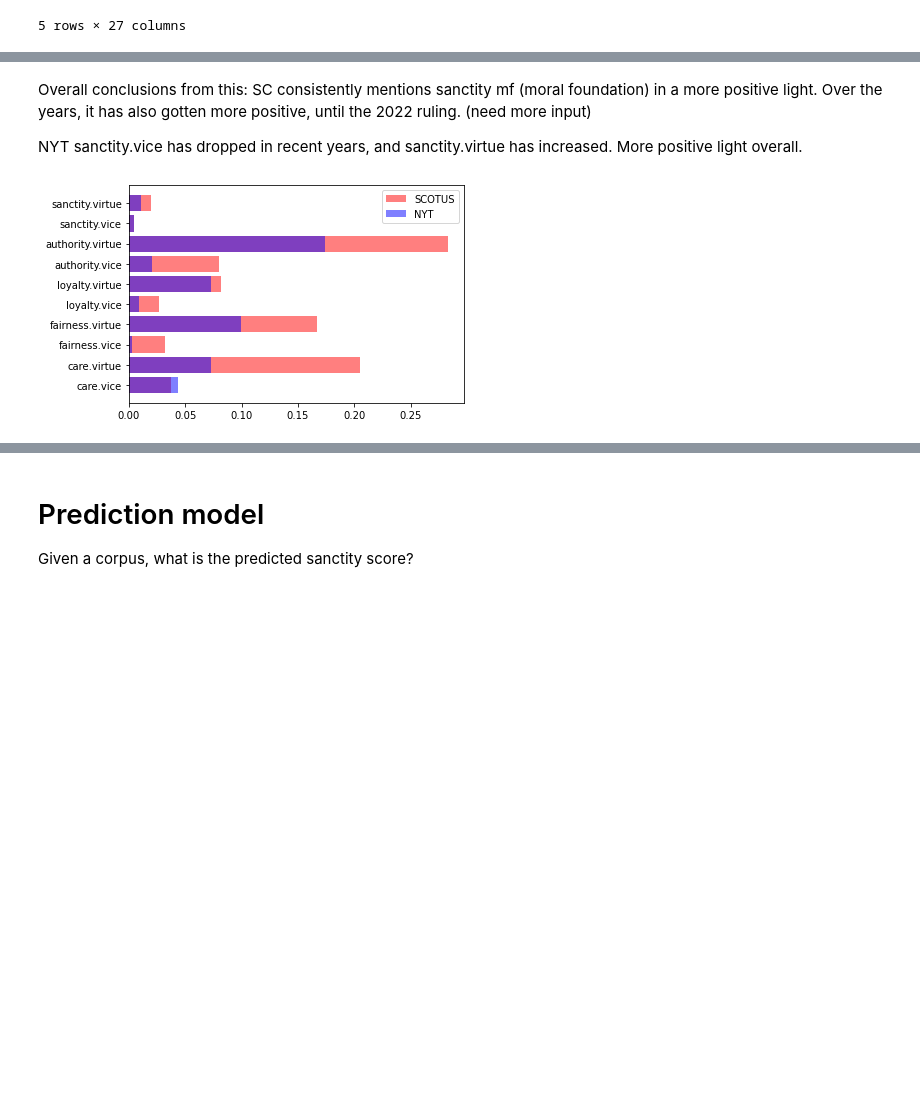
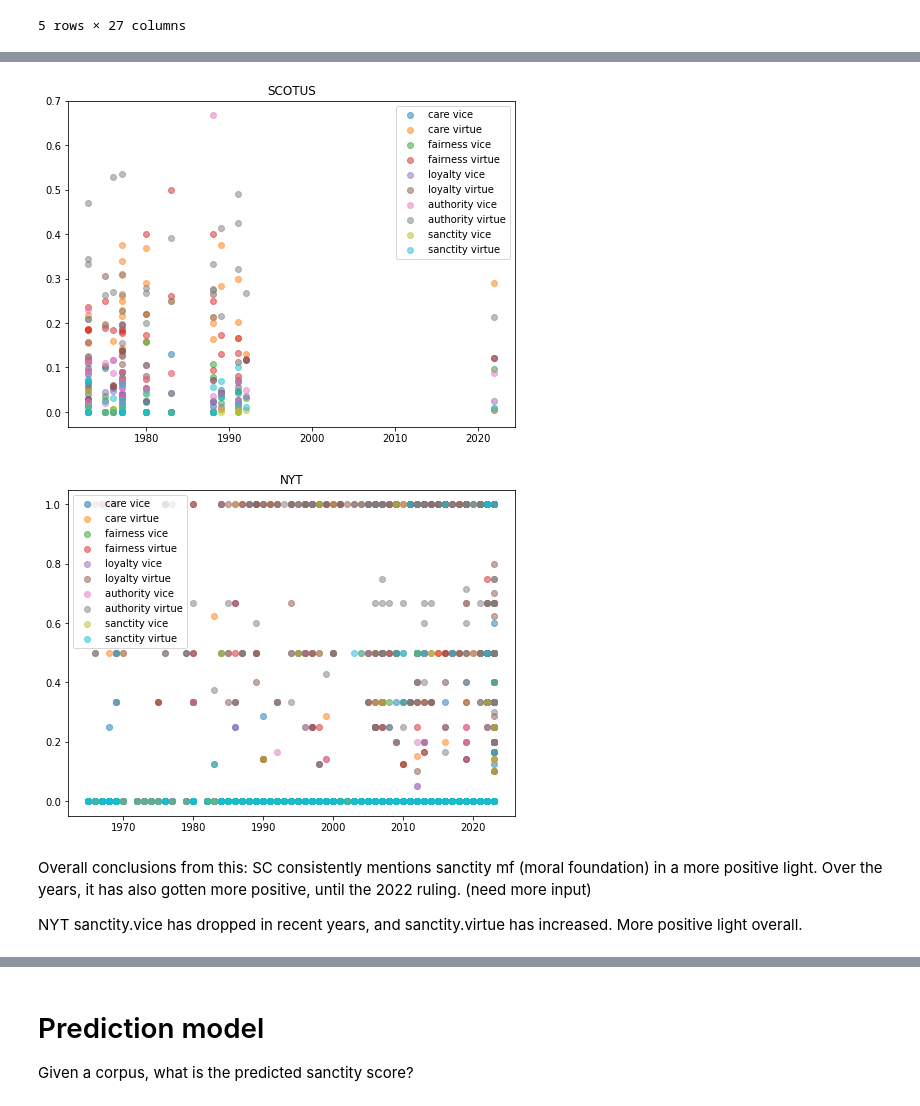
Before and after one commit to lprockop/NLPGroup10, a Jupyter notebook: PrelimAnalysis_(2) (1).ipynb, the cells around one changed output, grey strips where cells are left out. Saved outputs shown, nothing was run; the diff lists cells and outputs as text; code cells hidden in the pictures; blank space fills up the shorter version.

```diff
--- a/PrelimAnalysis_(2) (1).ipynb
+++ b/PrelimAnalysis_(2) (1).ipynb
@@ -248,24 +268,65 @@ plt.show()
+# %%
+sc_df_v_sub = sc_df_v[['year_filed',
+                       'care.vice', 'care.virtue',
+                     'fairness.vice', 'fairness.virtue',
+                     'loyalty.vice', 'loyalty.virtue',
+                     'authority.vice', 'authority.virtue',
+                     'sanctity.vice', 'sanctity.virtue']]
+nyt_df_v_sub = nyt_df_v[['year',
+                         'care.vice', 'care.virtue',
+                     'fairness.vice', 'fairness.virtue',
+                     'loyalty.vice', 'loyalty.virtue',
+                     'authority.vice', 'authority.virtue',
+                     'sanctity.vice', 'sanctity.virtue']]
+
+plt.figure(figsize=(8, 6))
+plt.scatter(sc_df_v_sub.year_filed, sc_df_v_sub['care.vice'], alpha=0.5, label='care vice')
+plt.scatter(sc_df_v_sub.year_filed, sc_df_v_sub['care.virtue'], alpha=0.5, label='care virtue')
+
+plt.scatter(sc_df_v_sub.year_filed, sc_df_v_sub['fairness.vice'], alpha=0.5, label='fairness vice')
+plt.scatter(sc_df_v_sub.year_filed, sc_df_v_sub['fairness.virtue'], alpha=0.5, label='fairness virtue')
+
+plt.scatter(sc_df_v_sub.year_filed, sc_df_v_sub['loyalty.vice'], alpha=0.5, label='loyalty vice')
+plt.scatter(sc_df_v_sub.year_filed, sc_df_v_sub['loyalty.virtue'], alpha=0.5, label='loyalty virtue')
+
+plt.scatter(sc_df_v_sub.year_filed, sc_df_v_sub['authority.vice'], alpha=0.5, label='authority vice')
+plt.scatter(sc_df_v_sub.year_filed, sc_df_v_sub['authority.virtue'], alpha=0.5, label='authority virtue')
+
+plt.scatter(sc_df_v_sub.year_filed, sc_df_v_sub['sanctity.vice'], alpha=0.5, label='sanctity vice')
+plt.scatter(sc_df_v_sub.year_filed, sc_df_v_sub['sanctity.virtue'], alpha=0.5, label='sanctity virtue')
+
+plt.legend()
+plt.title('SCOTUS')
+plt.savefig('Output/scotusvicevirtue.png')
+plt.show()
+
+
+
+plt.figure(figsize=(8, 6))
+plt.scatter(nyt_df_v_sub.year, nyt_df_v_sub['care.vice'], alpha=0.5, label='care vice')
+plt.scatter(nyt_df_v_sub.year, nyt_df_v_sub['care.virtue'], alpha=0.5, label='care virtue')
+
+plt.scatter(nyt_df_v_sub.year, nyt_df_v_sub['fairness.vice'], alpha=0.5, label='fairness vice')
+plt.scatter(nyt_df_v_sub.year, nyt_df_v_sub['fairness.virtue'], alpha=0.5, label='fairness virtue')
+
+plt.scatter(nyt_df_v_sub.year, nyt_df_v_sub['loyalty.vice'], alpha=0.5, label='loyalty vice')
+plt.scatter(nyt_df_v_sub.year, nyt_df_v_sub['loyalty.virtue'], alpha=0.5, label='loyalty virtue')
+
+plt.scatter(nyt_df_v_sub.year, nyt_df_v_sub['authority.vice'], alpha=0.5, label='authority vice')
+plt.scatter(nyt_df_v_sub.year, nyt_df_v_sub['authority.virtue'], alpha=0.5, label='authority virtue')
+
+plt.scatter(nyt_df_v_sub.year, nyt_df_v_sub['sanctity.vice'], alpha=0.5, label='sanctity vice')
+plt.scatter(nyt_df_v_sub.year, nyt_df_v_sub['sanctity.virtue'], alpha=0.5, label='sanctity virtue')
+
+plt.legend()
+plt.title('NYT')
+plt.savefig('Output/nytvicevirtue.png')
+plt.show()
+# %% [output]
+[figure, added]
+[figure, added]
 # %% [markdown]
 Overall conclusions from this:
 SC consistently mentions sanctity mf (moral foundation) in a more positive light. Over the years, it has also gotten more positive, until the 2022 ruling. (need more input)
 
 NYT sanctity.vice has dropped in recent years, and sanctity.virtue has increased. More positive light overall.
-# %%
-sc_df_v_sub = sc_df_v[['care.vice', 'care.virtue',
-                     'fairness.vice', 'fairness.virtue',
-                     'loyalty.vice', 'loyalty.virtue',
-                     'authority.vice', 'authority.virtue',
-                     'sanctity.vice', 'sanctity.virtue']]
-nyt_df_v_sub = nyt_df_v[['care.vice', 'care.virtue',
-                     'fairness.vice', 'fairness.virtue',
-                     'loyalty.vice', 'loyalty.virtue',
-                     'authority.vice', 'authority.virtue',
-                     'sanctity.vice', 'sanctity.virtue']]
-
-plt.barh(sc_df_v_sub.columns, sc_df_v_sub.mean(), alpha=0.5, color='red', label='SCOTUS')
-plt.barh(nyt_df_v_sub.columns, nyt_df_v_sub.mean(), alpha=0.5, color='blue', label='NYT')
-plt.legend()
-plt.savefig('Output/vicevirtueavgsentscore.png')
-plt.show()
-# %% [output]
-[figure, removed]
```
Also changed, not shown: parts of 8 cells of this notebook, 5 other files.
